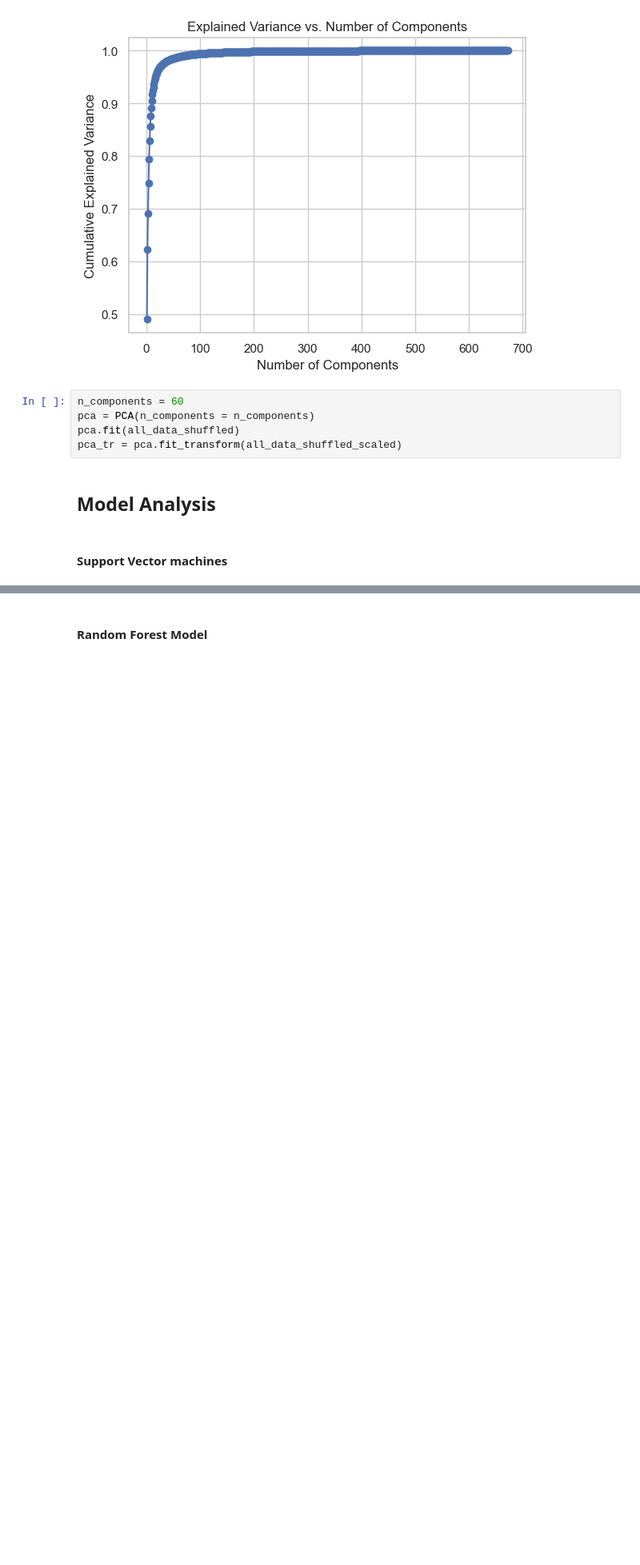
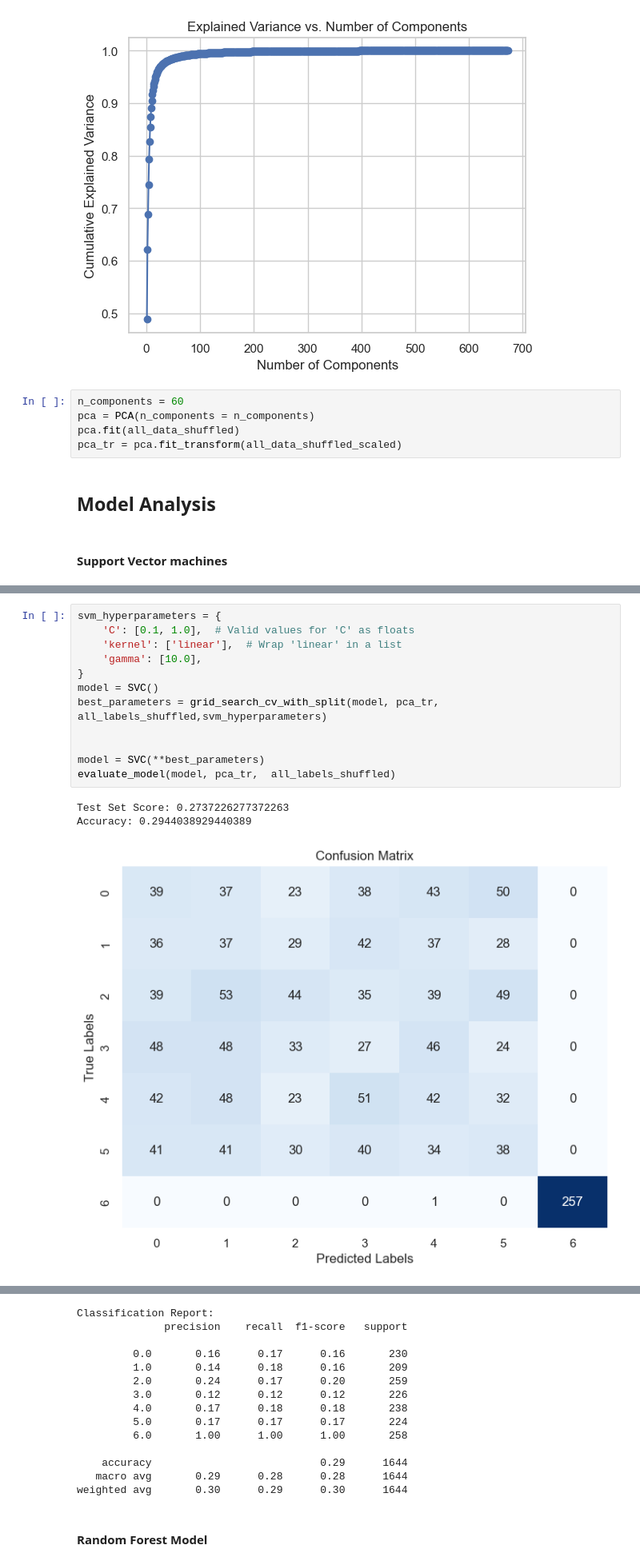
Before and after one commit to AmirMohammadiKarbalaei/Kaggle-Grasp-and-Lift-EEG-Detection, a Jupyter notebook: notebooks/eeg_signals_analysis.ipynb, the cells around one changed output, grey strips where cells are left out. Shown at 80% size. Saved outputs shown, nothing was run; the diff lists cells and outputs as text; blank space fills up the shorter version.

Commit message:
Fixed Grid Search

```diff
--- a/notebooks/eeg_signals_analysis.ipynb
+++ b/notebooks/eeg_signals_analysis.ipynb
@@ -237,0 +216,16 @@ weighted avg       0.33      0.32      0.30      1644
+# %%
+svm_hyperparameters = {
+    'C': [0.1, 1.0],  # Valid values for 'C' as floats
+    'kernel': ['linear'],  # Wrap 'linear' in a list
+    'gamma': [10.0],
+}
+model = SVC()
+best_parameters = grid_search_cv_with_split(model, pca_tr, all_labels_shuffled,svm_hyperparameters)
+
+
+model = SVC(**best_parameters)
+evaluate_model(model, pca_tr,  all_labels_shuffled)
+# %% [output]
+Test Set Score: 0.2737226277372263
+Accuracy: 0.2944038929440389
+[figure, added]
@@ -238,3 +233,17 @@ weighted avg       0.33      0.32      0.30      1644
+Classification Report:
+              precision    recall  f1-score   support
+
+         0.0       0.16      0.17      0.16       230
+         1.0       0.14      0.18      0.16       209
+         2.0       0.24      0.17      0.20       259
+         3.0       0.12      0.12      0.12       226
+         4.0       0.17      0.18      0.18       238
+         5.0       0.17      0.17      0.17       224
+         6.0       1.00      1.00      1.00       258
+
+    accuracy                           0.29      1644
+   macro avg       0.29      0.28      0.28      1644
+weighted avg       0.30      0.29      0.30      1644
 # %% [markdown]
 #### Random Forest Model
 # %%
```
Also changed, not shown: parts of 3 cells of this notebook, 1 other file.
